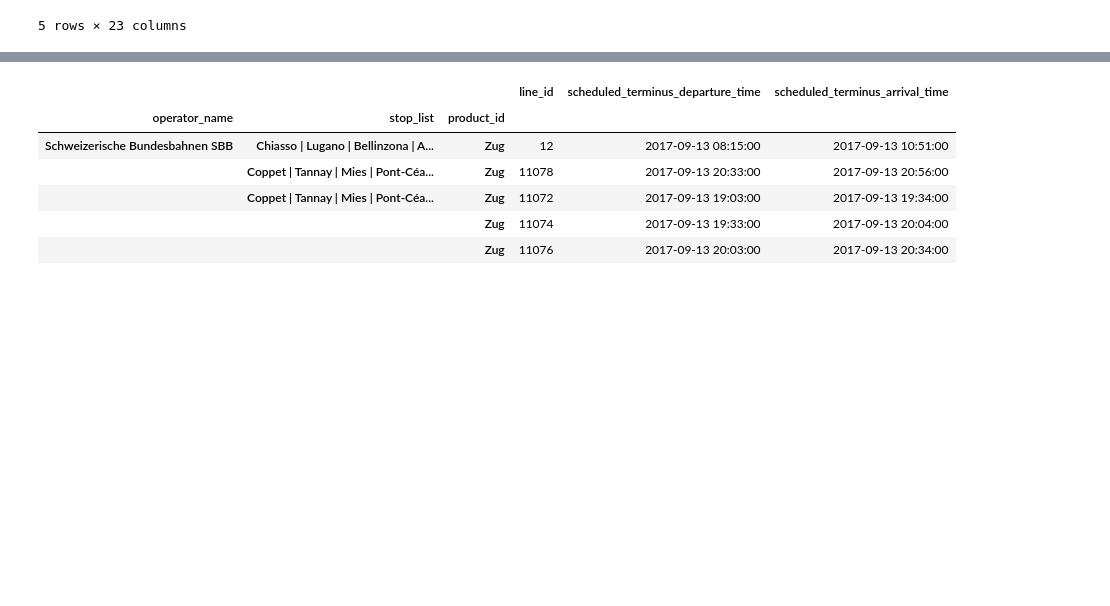
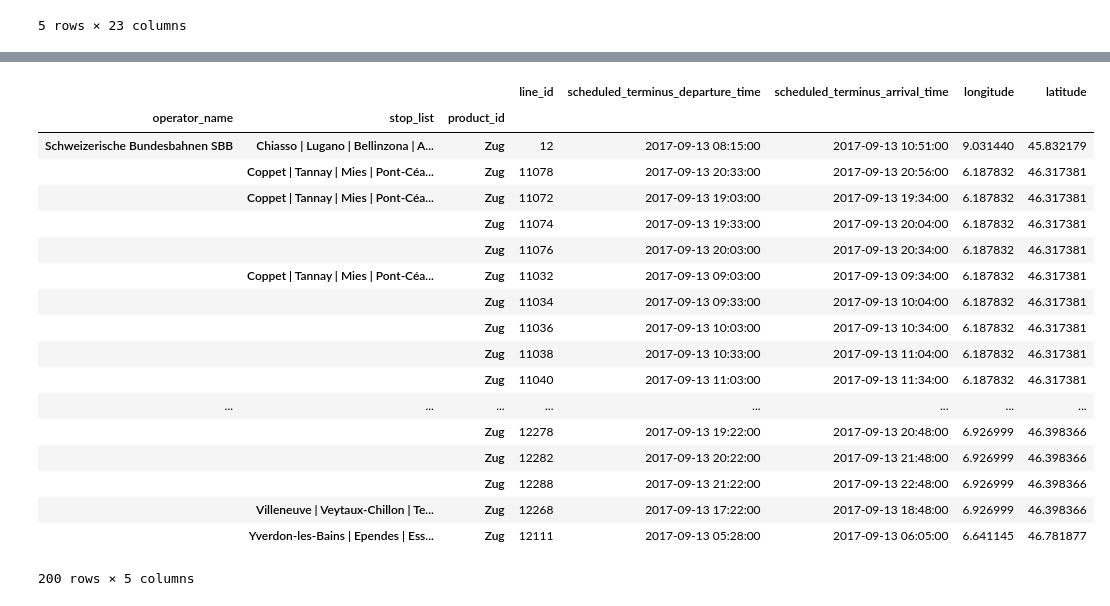
Before and after one commit to mbanga9/DataScience_Labs, a Jupyter notebook: Final-Project-2.ipynb, the cells around one changed output, grey strips where cells are left out. Saved outputs shown, nothing was run; the diff lists cells and outputs as text; code cells hidden in the pictures; blank space fills up the shorter version.

Commit message:
creates partial table of all arcs for a given day

```diff
--- a/Final-Project-2.ipynb
+++ b/Final-Project-2.ipynb
@@ -120,7 +123,7 @@ for id_ in df['trip_id'].unique()[400:600]:
         # For a given trip id sort arrival times at the stops
         temp = temp.sort_values(by=['scheduled_arrival_time'], axis='index', ascending=True, inplace=False, na_position='first')
         # Select only relevant columns in the dataframe
-        temp = temp[['operator_name', 'product_id', 'line_id', 'scheduled_departure_time', 'scheduled_arrival_time', 'stop_name']]
+        temp = temp[['operator_name', 'product_id', 'line_id', 'scheduled_departure_time', 'scheduled_arrival_time', 'stop_name', 'longitude', 'latitude']]
         # Concatenate the result into a final DataFrame
         info_trips = pd.concat([info_trips, temp], axis=0, levels=['line_id', 'product_id'], ignore_index=False)
 
@@ -134,7 +137,7 @@ for id_ in df['trip_id'].unique()[400:600]:
         visu['scheduled_terminus_arrival_time'] = visu['scheduled_arrival_time'].iloc[len(visu)-1]
         visu = visu.reset_index(['operator_name', 'product_id', 'line_id'])
         # Select only relevant columns in the dataframe
-        visu = visu[['operator_name', 'product_id', 'line_id', 'stop_list', 'scheduled_terminus_departure_time', 'scheduled_terminus_arrival_time']].iloc[:1]
+        visu = visu[['operator_name', 'product_id', 'line_id', 'stop_list', 'scheduled_terminus_departure_time', 'scheduled_terminus_arrival_time', 'longitude', 'latitude']].iloc[:1]
         # Concatenate the result into a final DataFrame
         visu_trips = pd.concat([visu_trips, visu], axis=0, ignore_index=False)
 
@@ -155,10 +170,22 @@ info_trips.head()
 # %%
-visu_trips.head()
+visu_trips
 # %% [output]
-|  |  |  | line_id | scheduled_terminus_departure_time | scheduled_terminus_arrival_time |
-| operator_name | stop_list | product_id |  |  |  |
-| Schweizerische Bundesbahnen SBB | Chiasso | Lugano | Bellinzona | A... | Zug | 12 | 2017-09-13 08:15:00 | 2017-09-13 10:51:00 |
-|  | Coppet | Tannay | Mies | Pont-Céa... | Zug | 11078 | 2017-09-13 20:33:00 | 2017-09-13 20:56:00 |
-|  | Coppet | Tannay | Mies | Pont-Céa... | Zug | 11072 | 2017-09-13 19:03:00 | 2017-09-13 19:34:00 |
-|  |  | Zug | 11074 | 2017-09-13 19:33:00 | 2017-09-13 20:04:00 |
-|  |  | Zug | 11076 | 2017-09-13 20:03:00 | 2017-09-13 20:34:00 |
+|  |  |  | line_id | scheduled_terminus_departure_time | scheduled_terminus_arrival_time | longitude | latitude |
+| operator_name | stop_list | product_id |  |  |  |  |  |
+| Schweizerische Bundesbahnen SBB | Chiasso | Lugano | Bellinzona | A... | Zug | 12 | 2017-09-13 08:15:00 | 2017-09-13 10:51:00 | 9.031440 | 45.832179 |
+|  | Coppet | Tannay | Mies | Pont-Céa... | Zug | 11078 | 2017-09-13 20:33:00 | 2017-09-13 20:56:00 | 6.187832 | 46.317381 |
+|  | Coppet | Tannay | Mies | Pont-Céa... | Zug | 11072 | 2017-09-13 19:03:00 | 2017-09-13 19:34:00 | 6.187832 | 46.317381 |
+|  |  | Zug | 11074 | 2017-09-13 19:33:00 | 2017-09-13 20:04:00 | 6.187832 | 46.317381 |
+|  |  | Zug | 11076 | 2017-09-13 20:03:00 | 2017-09-13 20:34:00 | 6.187832 | 46.317381 |
+|  | Coppet | Tannay | Mies | Pont-Céa... | Zug | 11032 | 2017-09-13 09:03:00 | 2017-09-13 09:34:00 | 6.187832 | 46.317381 |
+|  |  | Zug | 11034 | 2017-09-13 09:33:00 | 2017-09-13 10:04:00 | 6.187832 | 46.317381 |
+|  |  | Zug | 11036 | 2017-09-13 10:03:00 | 2017-09-13 10:34:00 | 6.187832 | 46.317381 |
+|  |  | Zug | 11038 | 2017-09-13 10:33:00 | 2017-09-13 11:04:00 | 6.187832 | 46.317381 |
+|  |  | Zug | 11040 | 2017-09-13 11:03:00 | 2017-09-13 11:34:00 | 6.187832 | 46.317381 |
+| ... | ... | ... | ... | ... | ... | ... | ... |
+|  |  | Zug | 12278 | 2017-09-13 19:22:00 | 2017-09-13 20:48:00 | 6.926999 | 46.398366 |
+|  |  | Zug | 12282 | 2017-09-13 20:22:00 | 2017-09-13 21:48:00 | 6.926999 | 46.398366 |
+|  |  | Zug | 12288 | 2017-09-13 21:22:00 | 2017-09-13 22:48:00 | 6.926999 | 46.398366 |
+|  | Villeneuve | Veytaux-Chillon | Te... | Zug | 12268 | 2017-09-13 17:22:00 | 2017-09-13 18:48:00 | 6.926999 | 46.398366 |
+|  | Yverdon-les-Bains | Ependes | Ess... | Zug | 12111 | 2017-09-13 05:28:00 | 2017-09-13 06:05:00 | 6.641145 | 46.781877 |
+200 rows × 5 columns
```
Also changed, not shown: parts of 6 cells of this notebook.
